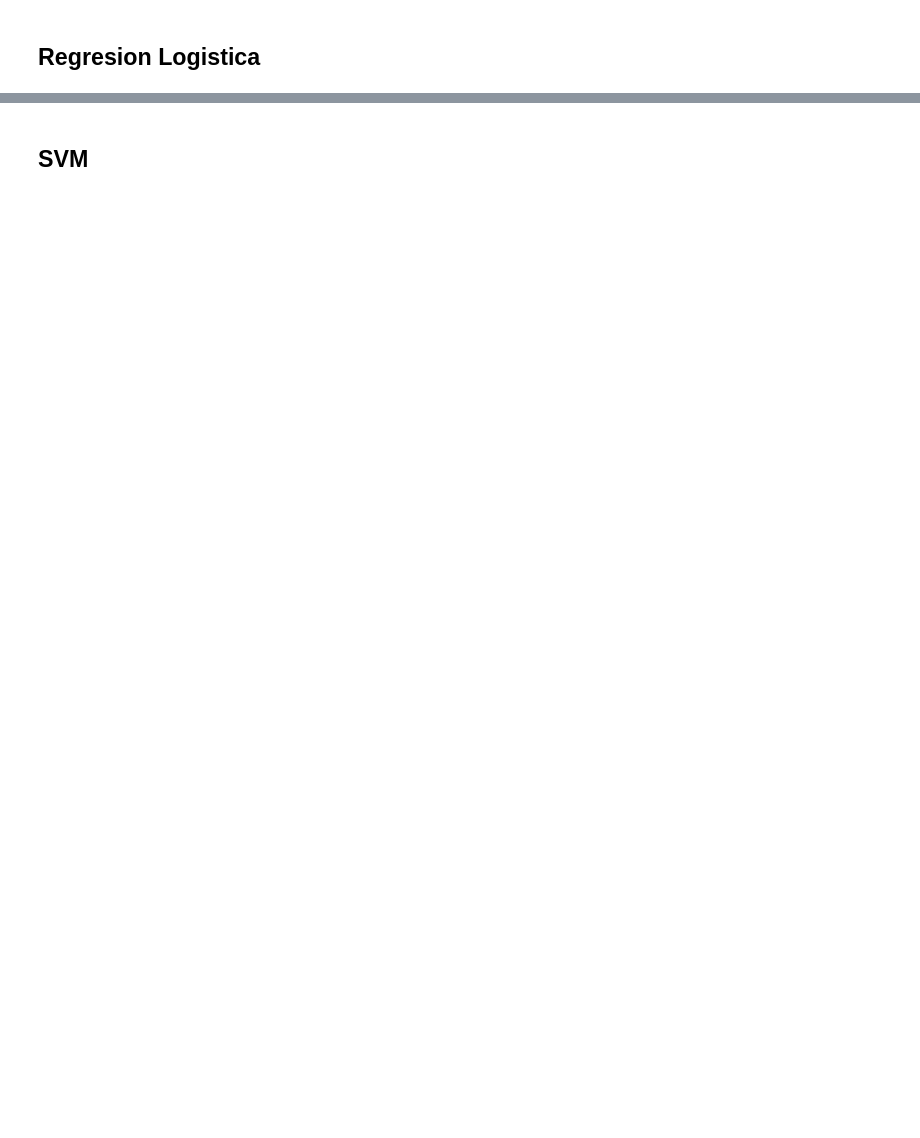
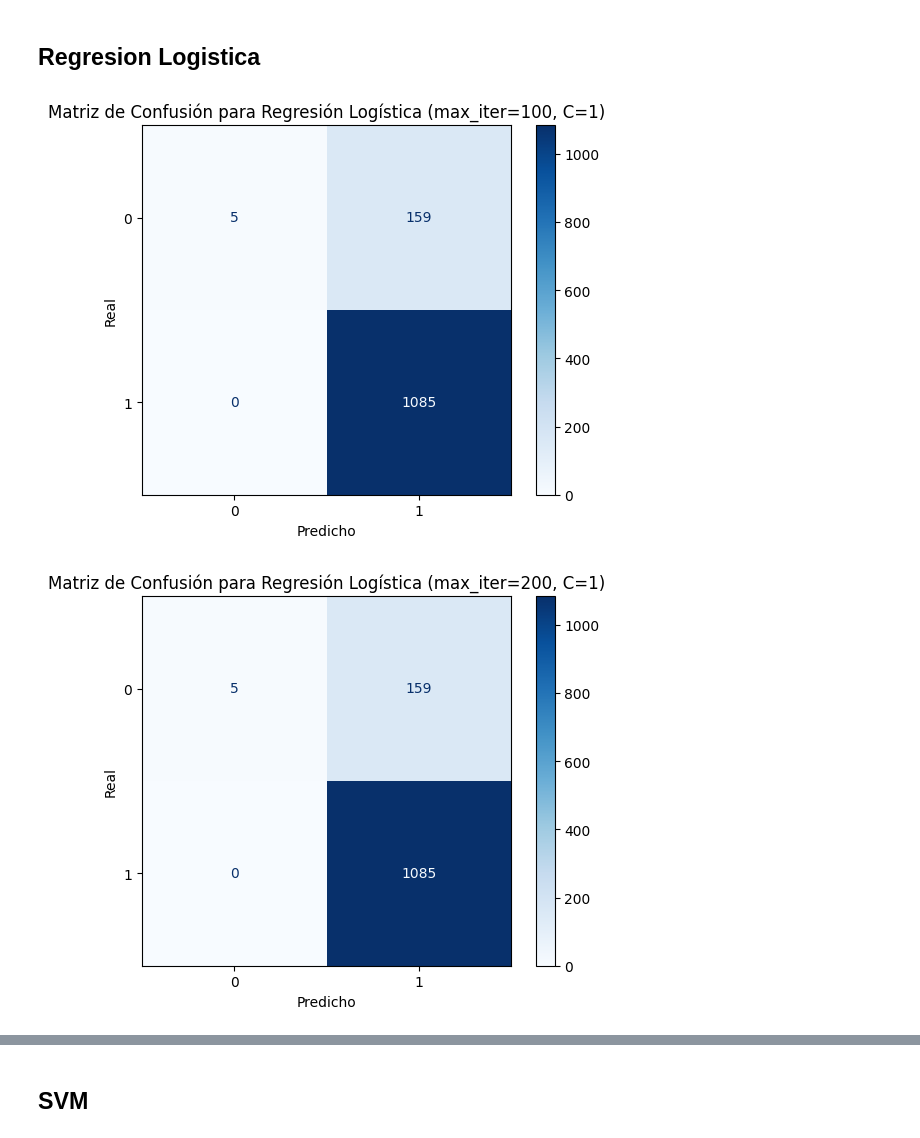
Before and after one commit to Apanizza197/AnalisisDeDatos, a Jupyter notebook: Proyecto/supervised.ipynb, the cells around one changed output, grey strips where cells are left out. Saved outputs shown, nothing was run; the diff lists cells and outputs as text; code cells hidden in the pictures; blank space fills up the shorter version.

```diff
--- a/Proyecto/supervised.ipynb
+++ b/Proyecto/supervised.ipynb
@@ -172,21 +182,55 @@ agregar_resultados('Random Forest', y_val, y_pred, 'n_estimators=100, max_depth=
 # %%
 # Entrenar modelo Regresion Logistica
 modelo_regresion_logistica = LogisticRegression()
 modelo_regresion_logistica.fit(X_train, y_train)
 y_pred = modelo_regresion_logistica.predict(X_val)
 
 agregar_resultados('Regresion Logistica', y_val, y_pred, 'max_iter=100, C=1')
 
 # Entrenar modelo Regresion Logistica
 modelo_regresion_logistica = LogisticRegression(max_iter=200)
 modelo_regresion_logistica.fit(X_train, y_train)
 y_pred = modelo_regresion_logistica.predict(X_val)
 
 agregar_resultados('Regresion Logistica', y_val, y_pred, 'max_iter=200, C=1')
 
 # Entrenar modelo Regresion Logistica
 modelo_regresion_logistica = LogisticRegression(max_iter=200, C=0.1)
 modelo_regresion_logistica.fit(X_train, y_train)
 y_pred = modelo_regresion_logistica.predict(X_val)
 
 agregar_resultados('Regresion Logistica', y_val, y_pred, 'max_iter=200, C=0.1')
+
+##############################################
+#           MATRIZ DE CONFUSION              #
+##############################################
+
+from sklearn.metrics import ConfusionMatrixDisplay, confusion_matrix
+import matplotlib.pyplot as plt
+
+# Lista de configuraciones para el modelo de Regresión Logística
+configurations = [
+    {"max_iter": 100, "C": 1, "description": "max_iter=100, C=1"},
+    {"max_iter": 200, "C": 1, "description": "max_iter=200, C=1"},
+    {"max_iter": 200, "C": 0.1, "description": "max_iter=200, C=0.1"}
+]
+
+for config in configurations:
+    # Inicializar y entrenar el modelo de Regresión Logística con los parámetros especificados
+    modelo_regresion_logistica = LogisticRegression(max_iter=config["max_iter"], C=config["C"])
+    modelo_regresion_logistica.fit(X_train, y_train)
+    y_pred = modelo_regresion_logistica.predict(X_val)
+
+    # Generar la matriz de confusión
+    matrix_confusion = confusion_matrix(y_val, y_pred)
+
+    # Visualizar la matriz de confusión
+    disp = ConfusionMatrixDisplay(confusion_matrix=matrix_confusion)
+    disp.plot(cmap="Blues")
+    plt.title(f"Matriz de Confusión para Regresión Logística ({config['description']})")
+    plt.xlabel("Predicho")
+    plt.ylabel("Real")
+    plt.show()
+# %% [output]
+[figure, added]
+[figure, added]
```
Also changed, not shown: parts of 8 cells of this notebook.
